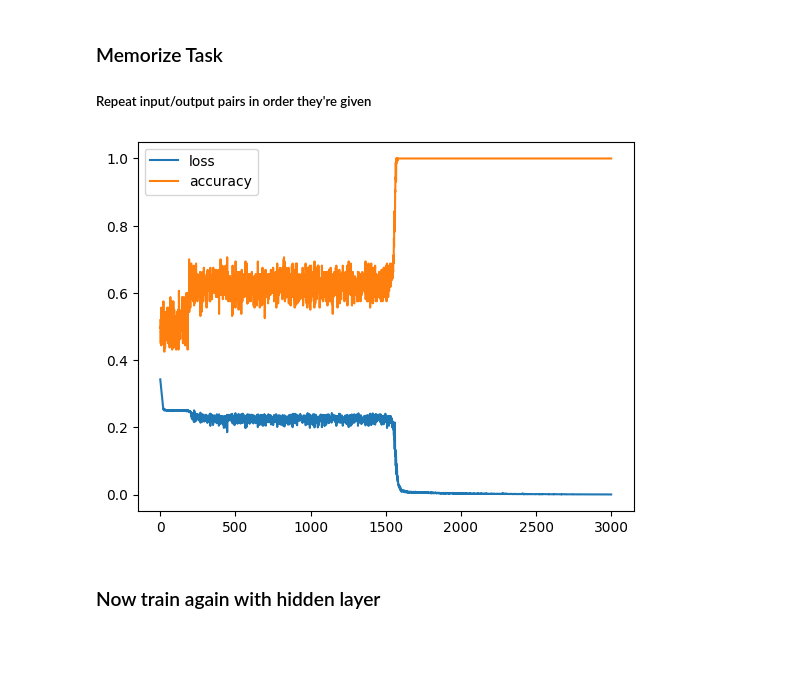
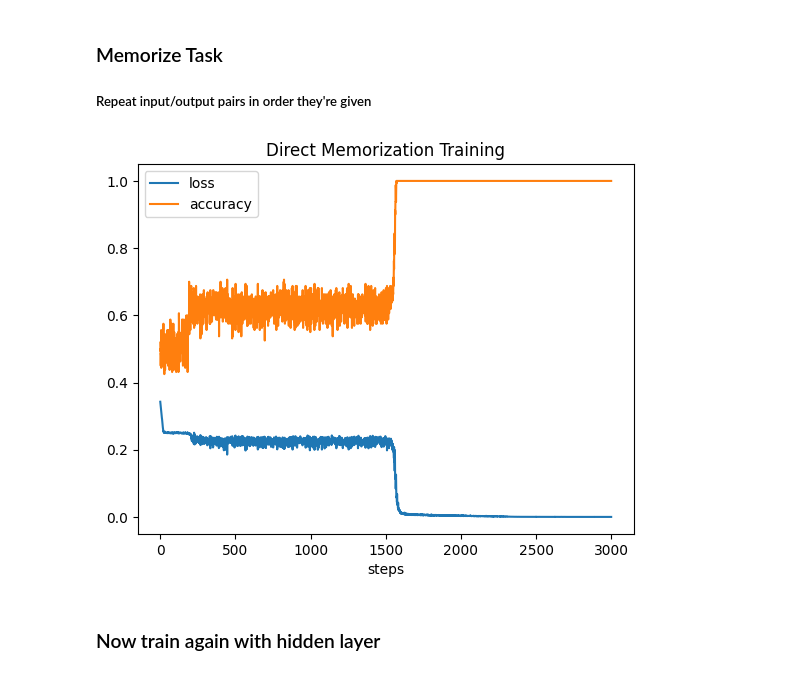
Before and after one commit to bunnalec/NeuralGraphPaper, a Jupyter notebook: mnist_generalizer.ipynb, the cells around one changed output. Saved outputs shown, nothing was run; the diff lists cells and outputs as text; code cells hidden in the pictures; blank space fills up the shorter version.

Commit message:
Updated everything and produced plots

```diff
--- a/mnist_generalizer.ipynb
+++ b/mnist_generalizer.ipynb
@@ -198,12 +185,16 @@ for _ in bar:
     log.append(entry)
     bar.set_postfix({"loss":np.mean([e["loss"] for e in log[-10:]]), "acc":np.mean([e["acc"] for e in log[-10:]]), "overflow":entry["overflow"]})
 # %%
+plt.title("Direct Memorization Training")
+
 plt.plot([e['loss'] for e in log], label="loss")
-# plt.ylim(0, .5)
-# plt.show()
-
 plt.plot([e['acc'] for e in log], label="accuracy")
 plt.legend()
+plt.xlabel("steps")
+
+plt.savefig("direct_memorize.png", dpi=500)
 plt.show()
+
+graph.save("models/direct_memorize.pt")
 # %% [output]
-[figure, old version]
+[figure, new version]
```
Also changed, not shown: parts of 17 cells of this notebook, 5 other files.
